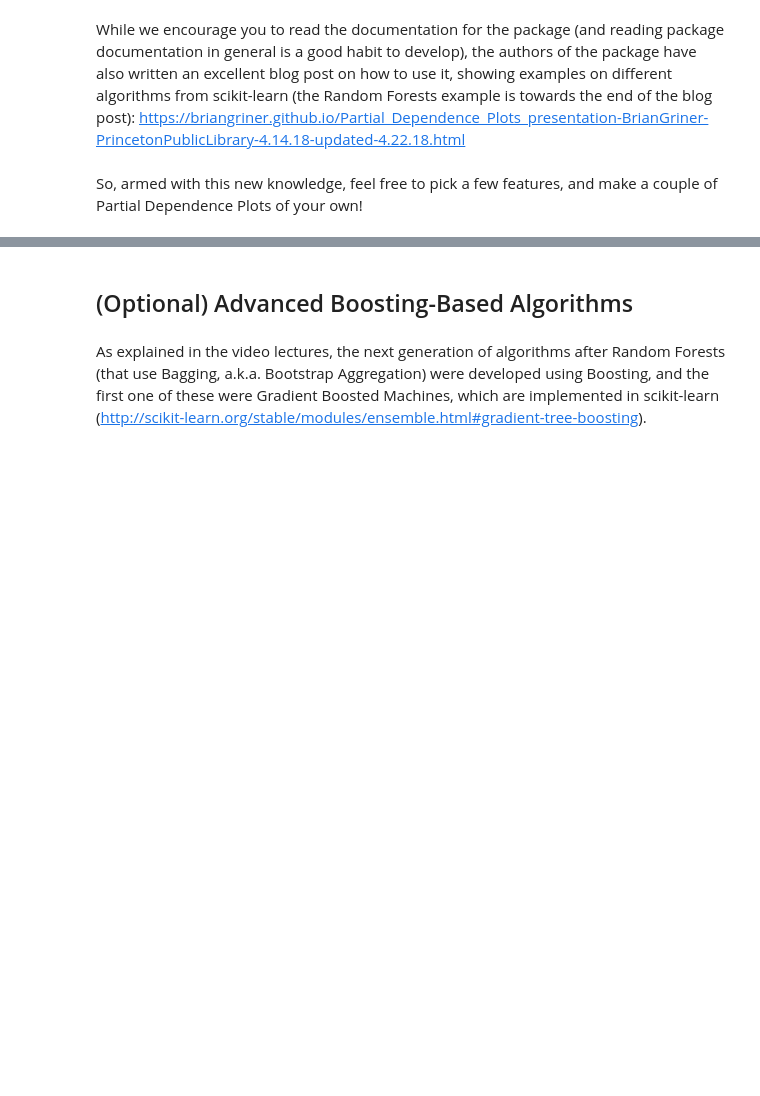
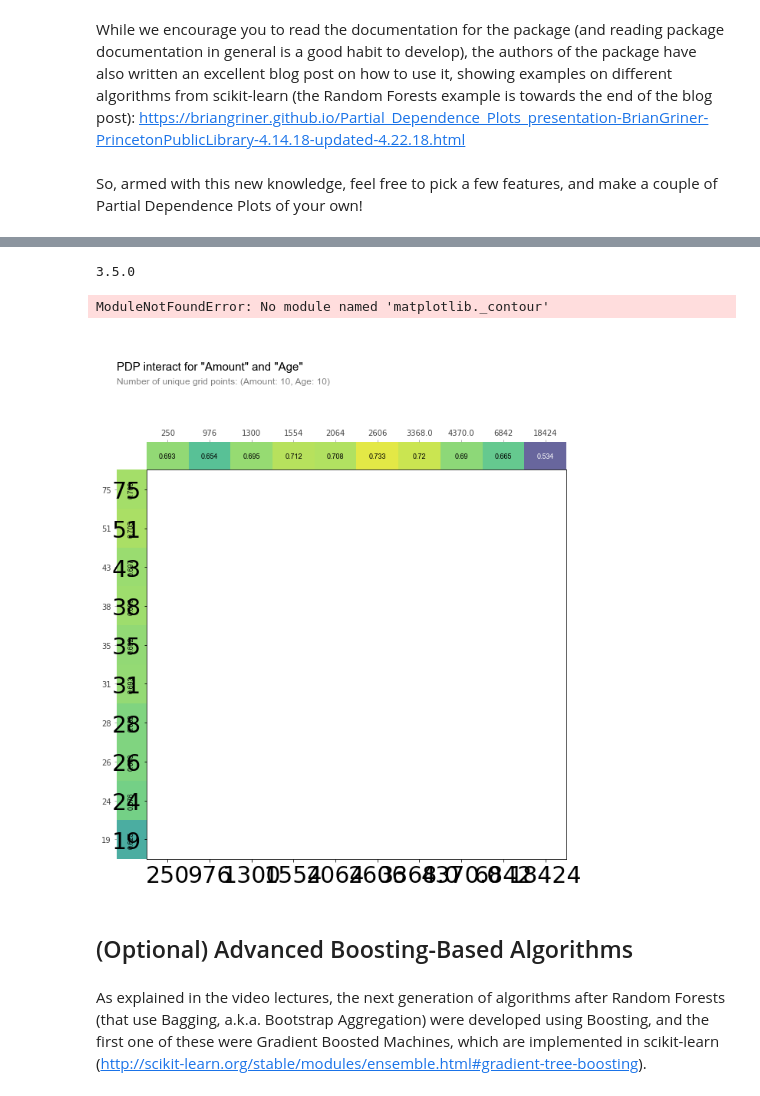
Before and after one commit to Ruben-Castro/mec-mini-projects, a Jupyter notebook: mec-13.5.1-tree-based-algorithms-mini-project/Mini_Project_Tree-Based_Algorithms.ipynb, the cells around one changed output, grey strips where cells are left out. Cells and saved outputs as stored; diff of their text form; code cells hidden in the pictures; blank space fills up the shorter version.

```diff
--- a/mec-13.5.1-tree-based-algorithms-mini-project/Mini_Project_Tree-Based_Algorithms.ipynb
+++ b/mec-13.5.1-tree-based-algorithms-mini-project/Mini_Project_Tree-Based_Algorithms.ipynb
@@ -336,3 +323,19 @@ ModuleNotFoundError: No module named 'sklearn.ensemble.partial_dependence'
+# %%
+from pdpbox import pdp
+import matplotlib
+print(matplotlib.__version__)
+
+feat_pair = ['Amount', 'Age']
+
+pdp_feat_pair = pdp.pdp_interact(model=tuned_rf, dataset=data, model_features = x.columns, features = feat_pair)
+
+fig,axes = pdp.pdp_interact_plot(pdp_interact_out = pdp_feat_pair, feature_names = feat_pair, plot_type='contour', x_quantile=True, plot_pdp=True)
+
+fig
+# %% [output]
+3.5.0
+ModuleNotFoundError: No module named 'matplotlib._contour'
+[figure, added]
 # %% [markdown]
 ## (Optional) Advanced Boosting-Based Algorithms
 # %% [markdown]
```
Also changed, not shown: parts of 13 cells of this notebook, 2 other files.
